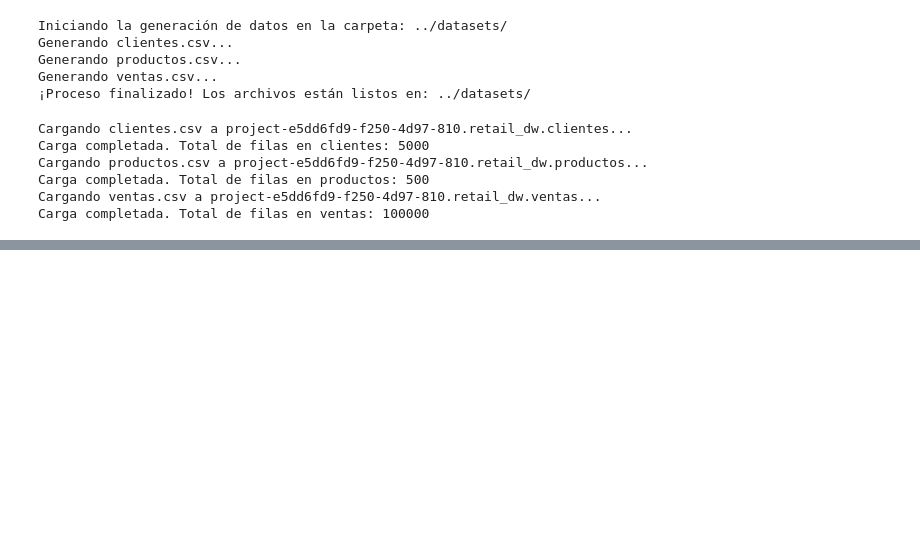
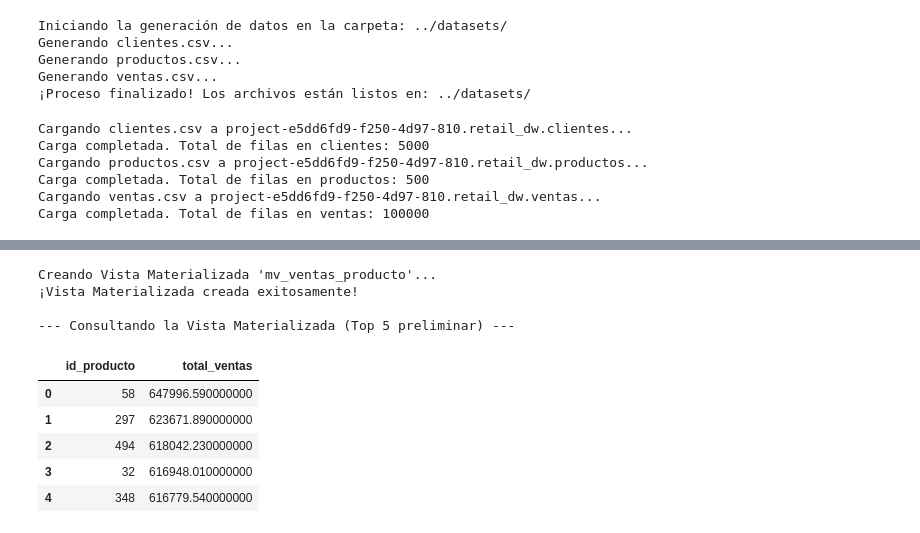
Before and after one commit to eu-beltrn/retail-analytics-lab, a Jupyter notebook: notebooks/01_conexion_bigquery.ipynb, the cells around one changed output, grey strips where cells are left out. Drawn from its saved outputs; the diff is of its cells as text; code cells hidden in the pictures; blank space fills up the shorter version.

```diff
--- a/notebooks/01_conexion_bigquery.ipynb
+++ b/notebooks/01_conexion_bigquery.ipynb
@@ -264,0 +323,43 @@ display(df_ventas_mensuales)
+# %%
+# ---------------------------------------------------------
+# Parte 10: Crear Vista Materializada
+# ---------------------------------------------------------
+print("Creando Vista Materializada 'mv_ventas_producto'...")
+
+query_mv = """
+CREATE MATERIALIZED VIEW IF NOT EXISTS retail_dw.mv_ventas_producto AS
+SELECT
+    id_producto,
+    SUM(monto) as total_ventas
+FROM retail_dw.ventas
+GROUP BY id_producto;
+"""
+
+# Ejecutamos la creación de la vista
+client.query(query_mv).result()
+print("¡Vista Materializada creada exitosamente!")
+
+# ---------------------------------------------------------
+# Verificar los datos precalculados
+# ---------------------------------------------------------
+print("\n--- Consultando la Vista Materializada (Top 5 preliminar) ---")
+query_test_mv = """
+SELECT * FROM retail_dw.mv_ventas_producto
+ORDER BY total_ventas DESC
+LIMIT 5;
+"""
+
+# Convertimos a DataFrame para visualizarlo bonito en el notebook
+df_mv = client.query(query_test_mv).to_dataframe()
+display(df_mv)
+# %% [output]
+Creando Vista Materializada 'mv_ventas_producto'...
+¡Vista Materializada creada exitosamente!
+
+--- Consultando la Vista Materializada (Top 5 preliminar) ---
+|  | id_producto | total_ventas |
+| 0 | 58 | 647996.590000000 |
+| 1 | 297 | 623671.890000000 |
+| 2 | 494 | 618042.230000000 |
+| 3 | 32 | 616948.010000000 |
+| 4 | 348 | 616779.540000000 |
```
Also changed, not shown: parts of 4 cells of this notebook, 3 other files.
